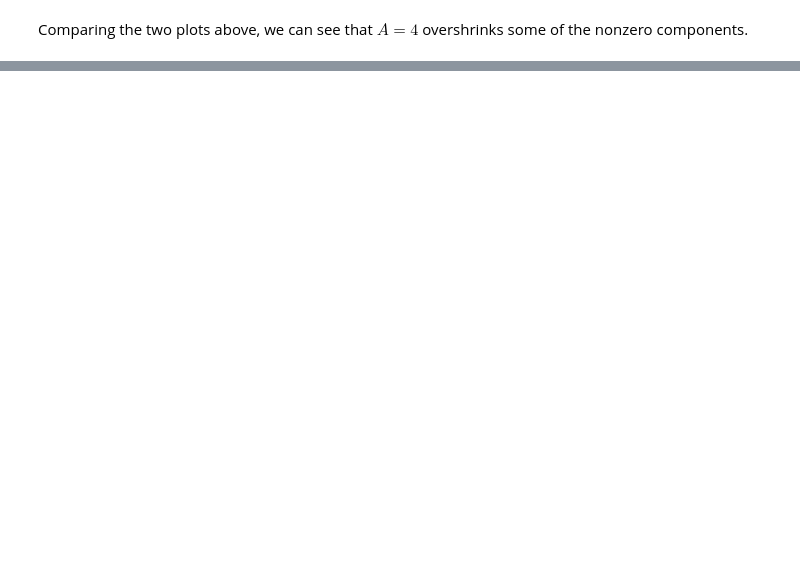
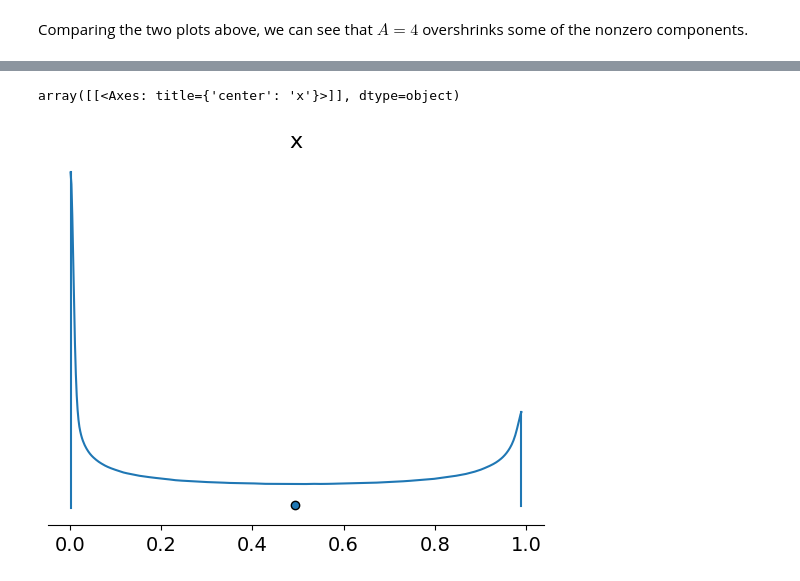
Before and after one commit to Grace0124/numpyro, a Jupyter notebook: horseshoe_prior_2.ipynb, the cells around one changed output, grey strips where cells are left out. Drawn from its saved outputs; the diff is of its cells as text; code cells hidden in the pictures; blank space fills up the shorter version.

```diff
--- a/horseshoe_prior_2.ipynb
+++ b/horseshoe_prior_2.ipynb
@@ -180,0 +202,6 @@ Comparing the two plots above, we can see that $A=4$ overshrinks some of the non
+# %%
+idata = az.convert_to_inference_data(kappas)
+az.plot_density(idata)
+# %% [output]
+array([[<Axes: title={'center': 'x'}>]], dtype=object)
+[figure, added]
```
Also changed, not shown: parts of 9 cells of this notebook.
